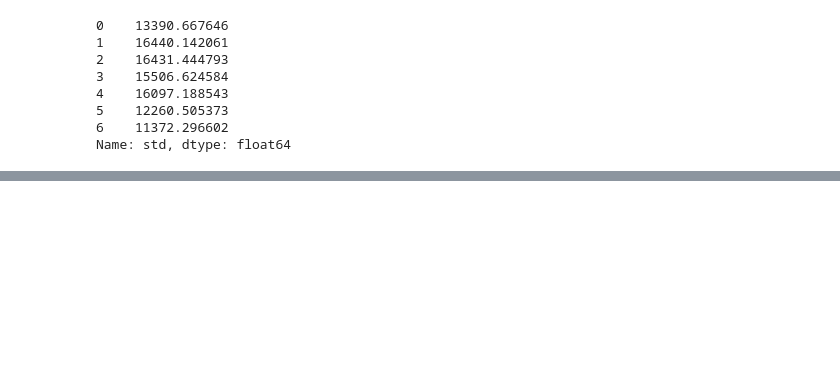
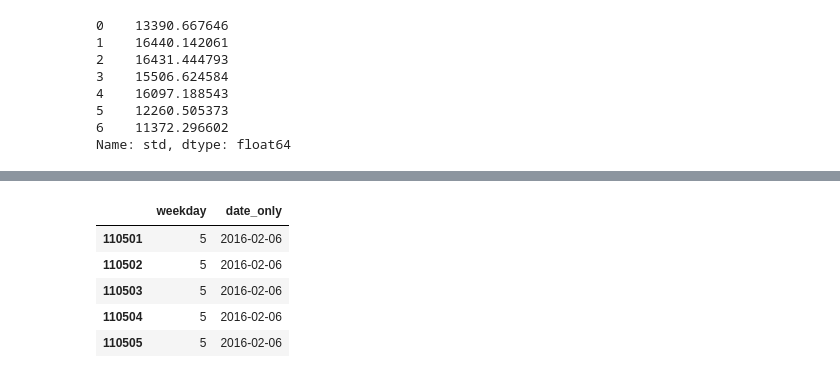
Before and after one commit to samjfalk/PUI2018_sjf374, a Jupyter notebook: HW8_sjf374/HW8_2_sjf374.ipynb, the cells around one changed output, grey strips where cells are left out. Cells and saved outputs as stored; diff of their text form; code cells hidden in the pictures; blank space fills up the shorter version.

```diff
--- a/HW8_sjf374/HW8_2_sjf374.ipynb
+++ b/HW8_sjf374/HW8_2_sjf374.ipynb
@@ -431,0 +558,9 @@ graphunredacted[graphunredacted['weekday'] == 6]['count']
+# %%
+wcitidf.head()
+# %% [output]
+|  | weekday | date_only |
+| 110501 | 5 | 2016-02-06 |
+| 110502 | 5 | 2016-02-06 |
+| 110503 | 5 | 2016-02-06 |
+| 110504 | 5 | 2016-02-06 |
+| 110505 | 5 | 2016-02-06 |
```
Also changed, not shown: parts of 58 cells of this notebook.
